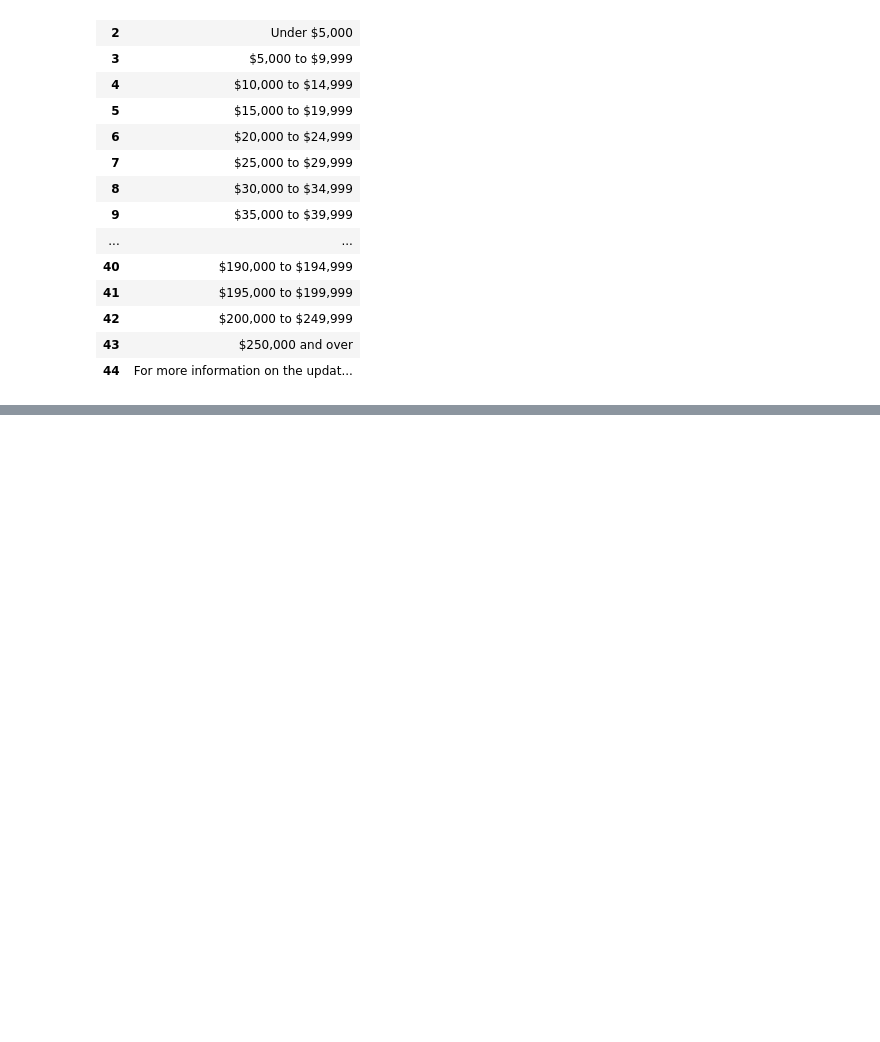
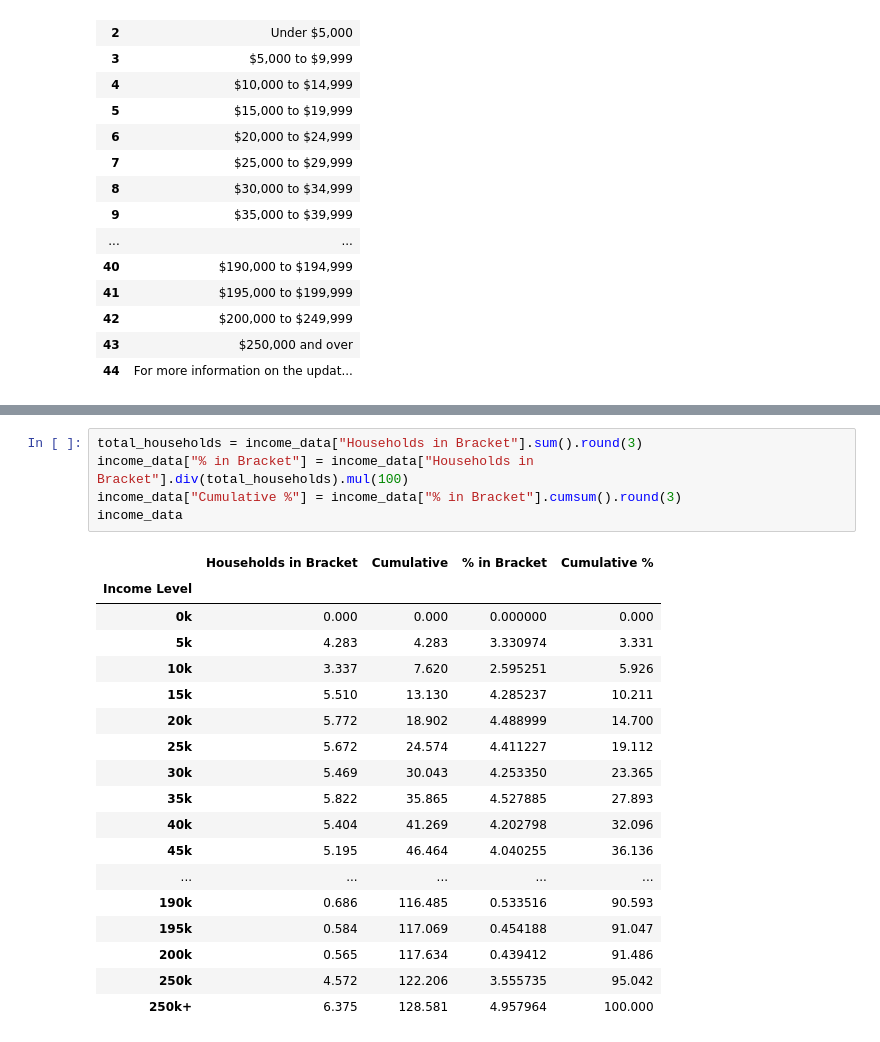
Before and after one commit to MattKrepp1/Econ-411, a Jupyter notebook: In Class Projects/Project 4 - Chapter 3.ipynb, the cells around one changed output, grey strips where cells are left out. Drawn from its saved outputs; the diff is of its cells as text; blank space fills up the shorter version.

```diff
--- a/In Class Projects/Project 4 - Chapter 3.ipynb
+++ b/In Class Projects/Project 4 - Chapter 3.ipynb
@@ -356,0 +384,24 @@ income_levels
+# %%
+total_households = income_data["Households in Bracket"].sum().round(3)
+income_data["% in Bracket"] = income_data["Households in Bracket"].div(total_households).mul(100)
+income_data["Cumulative %"] = income_data["% in Bracket"].cumsum().round(3)
+income_data
+# %% [output]
+|  | Households in Bracket | Cumulative | % in Bracket | Cumulative % |
+| Income Level |  |  |  |  |
+| 0k | 0.000 | 0.000 | 0.000000 | 0.000 |
+| 5k | 4.283 | 4.283 | 3.330974 | 3.331 |
+| 10k | 3.337 | 7.620 | 2.595251 | 5.926 |
+| 15k | 5.510 | 13.130 | 4.285237 | 10.211 |
+| 20k | 5.772 | 18.902 | 4.488999 | 14.700 |
+| 25k | 5.672 | 24.574 | 4.411227 | 19.112 |
+| 30k | 5.469 | 30.043 | 4.253350 | 23.365 |
+| 35k | 5.822 | 35.865 | 4.527885 | 27.893 |
+| 40k | 5.404 | 41.269 | 4.202798 | 32.096 |
+| 45k | 5.195 | 46.464 | 4.040255 | 36.136 |
+| ... | ... | ... | ... | ... |
+| 190k | 0.686 | 116.485 | 0.533516 | 90.593 |
+| 195k | 0.584 | 117.069 | 0.454188 | 91.047 |
+| 200k | 0.565 | 117.634 | 0.439412 | 91.486 |
+| 250k | 4.572 | 122.206 | 3.555735 | 95.042 |
+| 250k+ | 6.375 | 128.581 | 4.957964 | 100.000 |
```
Also changed, not shown: parts of 5 cells of this notebook.
